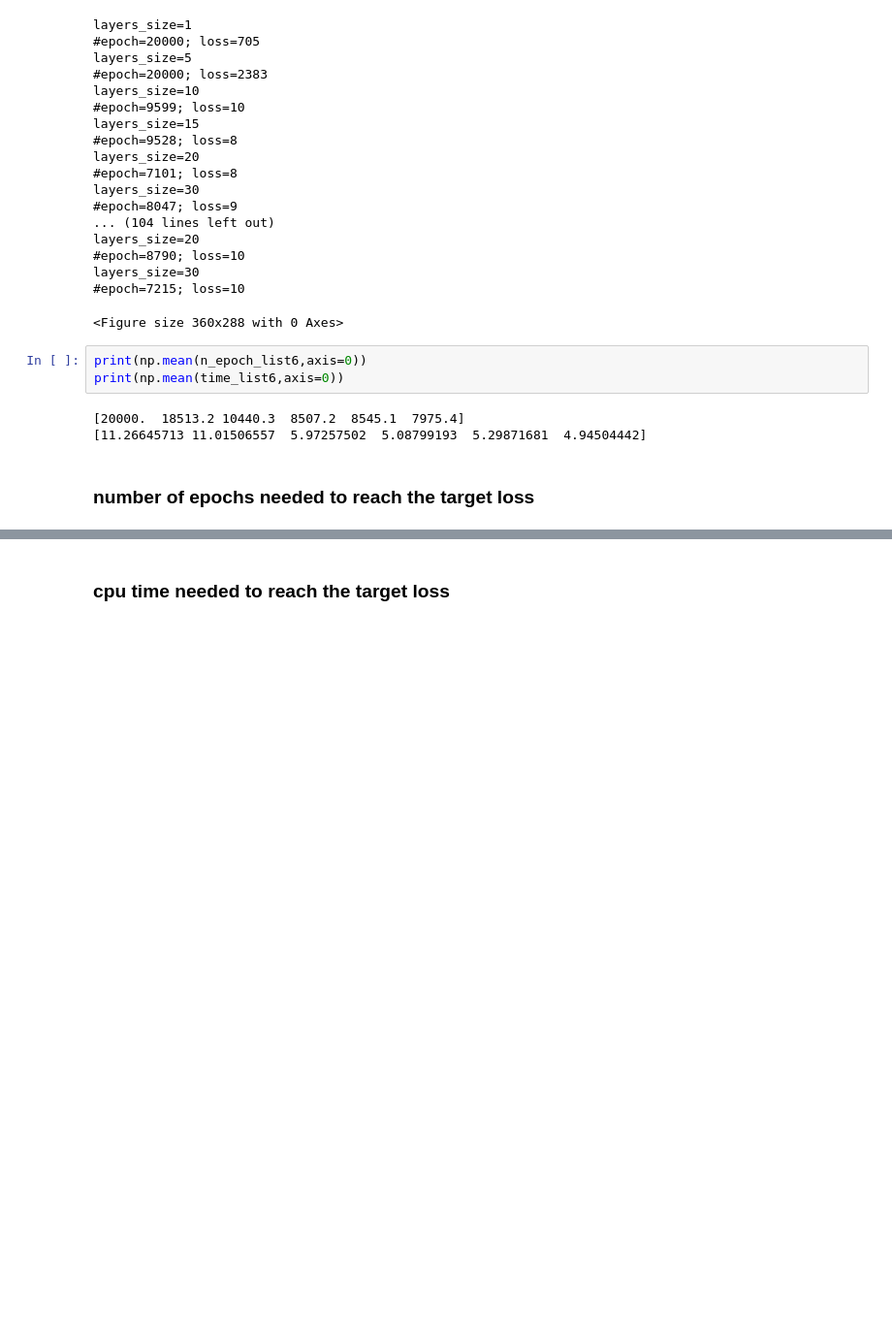
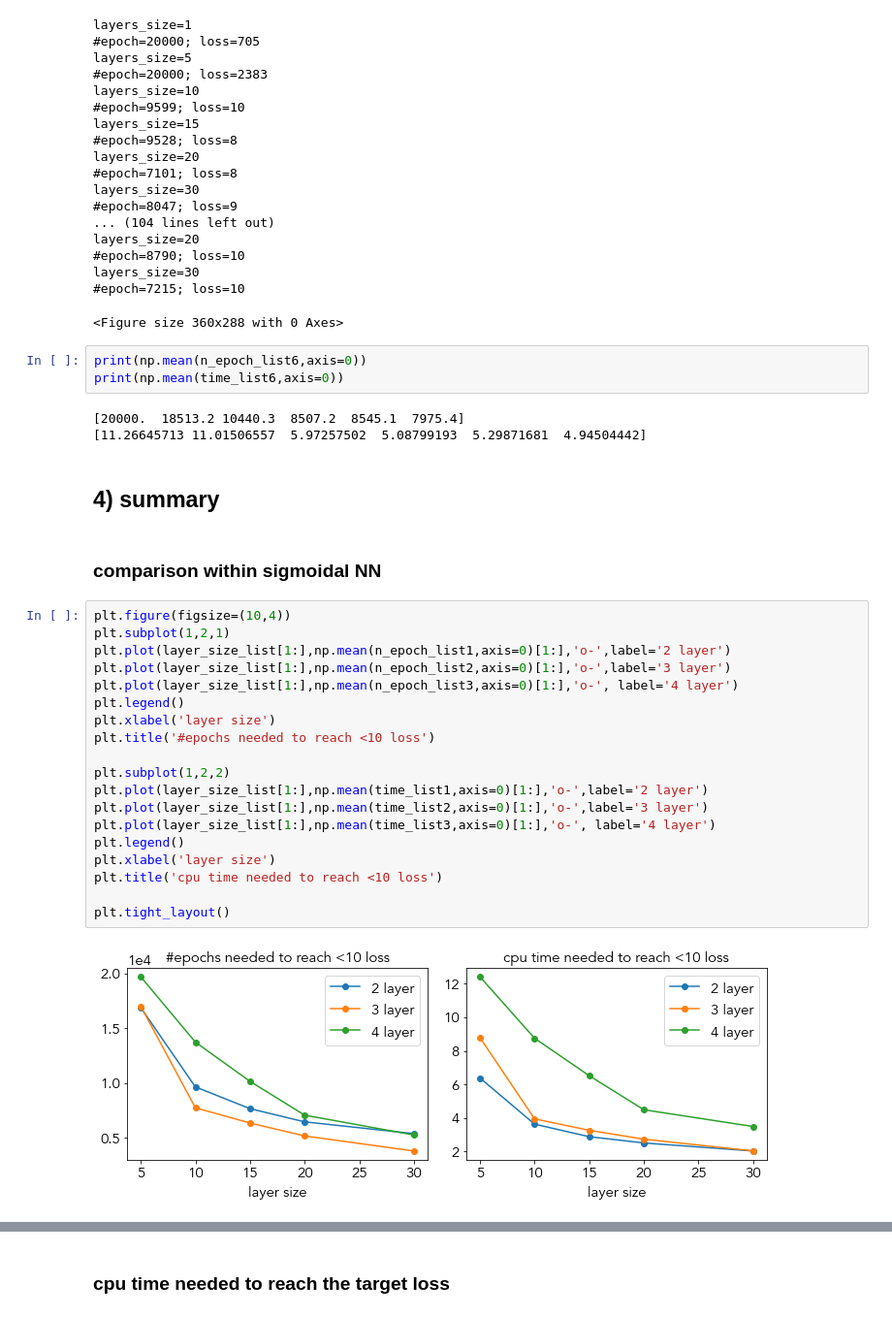
Before and after one commit to gengyuncong/deep_learning_hw, a Jupyter notebook: HW6_YG-v2.ipynb, the cells around one changed output, grey strips where cells are left out. Shown: that part at 97% size. Saved outputs shown, nothing was run; the diff lists cells and outputs as text; blank space fills up the shorter version.

```diff
--- a/HW6_YG-v2.ipynb
+++ b/HW6_YG-v2.ipynb
@@ -562,5 +537,28 @@ print(np.mean(time_list6,axis=0))
 # %% [output]
 [20000.  18513.2 10440.3  8507.2  8545.1  7975.4]
 [11.26645713 11.01506557  5.97257502  5.08799193  5.29871681  4.94504442]
-# %% [markdown]
-### number of epochs needed to reach the target loss
+# %% [markdown]
+## 4) summary
+# %% [markdown]
+### comparison within sigmoidal NN
+# %%
+plt.figure(figsize=(10,4))
+plt.subplot(1,2,1)
+plt.plot(layer_size_list[1:],np.mean(n_epoch_list1,axis=0)[1:],'o-',label='2 layer')
+plt.plot(layer_size_list[1:],np.mean(n_epoch_list2,axis=0)[1:],'o-',label='3 layer')
+plt.plot(layer_size_list[1:],np.mean(n_epoch_list3,axis=0)[1:],'o-', label='4 layer')
+plt.legend()
+plt.xlabel('layer size')
+plt.title('#epochs needed to reach <10 loss')
+
+plt.subplot(1,2,2)
+plt.plot(layer_size_list[1:],np.mean(time_list1,axis=0)[1:],'o-',label='2 layer')
+plt.plot(layer_size_list[1:],np.mean(time_list2,axis=0)[1:],'o-',label='3 layer')
+plt.plot(layer_size_list[1:],np.mean(time_list3,axis=0)[1:],'o-', label='4 layer')
+plt.legend()
+plt.xlabel('layer size')
+plt.title('cpu time needed to reach <10 loss')
+
+plt.tight_layout()
+# %% [output]
+[figure, added]
```
Also changed, not shown: parts of 7 cells of this notebook.
